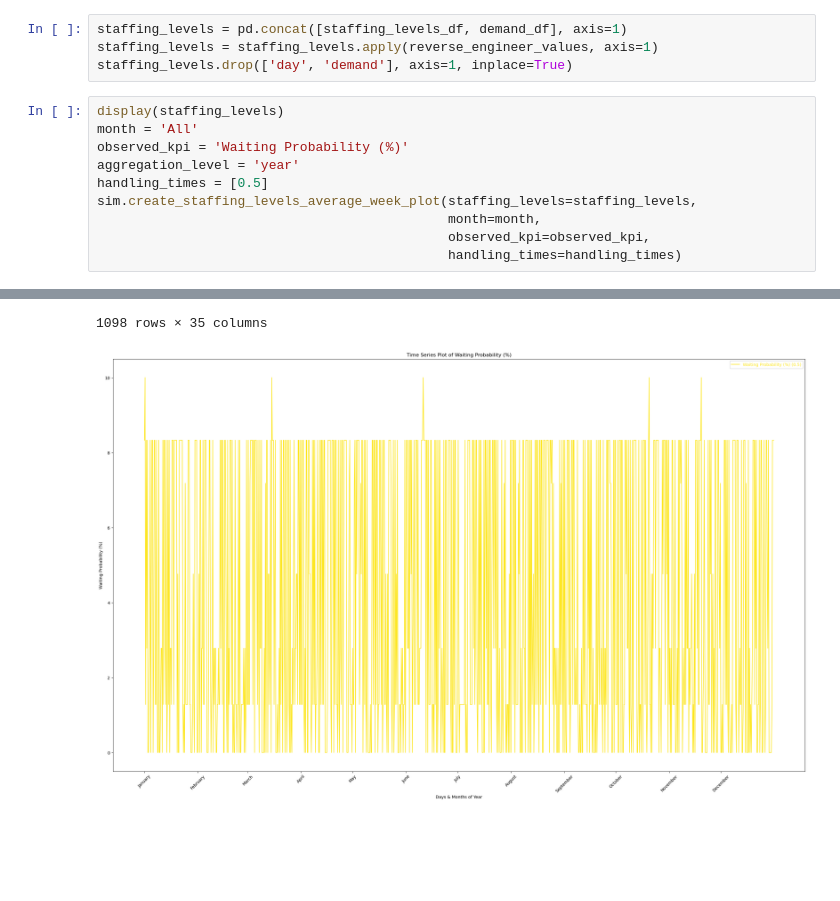
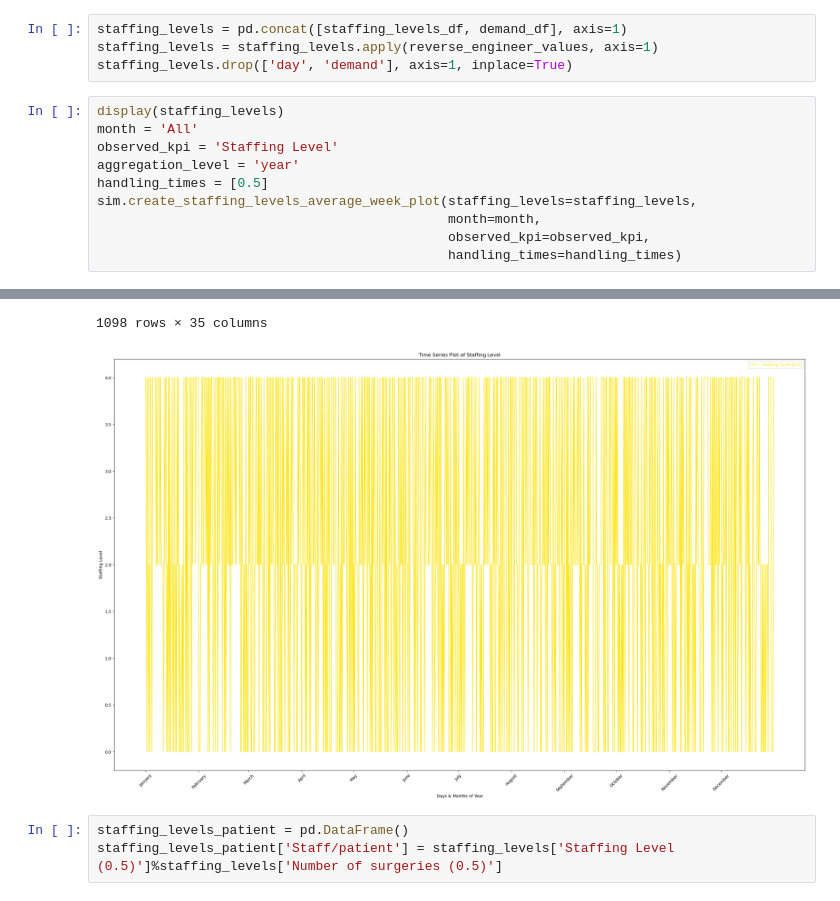
Before and after one commit to JoachimSvensson/HealthSector, a Jupyter notebook: FinalSchedules.ipynb, the cells around one changed output, grey strips where cells are left out. Cells and saved outputs as stored; diff of their text form; blank space fills up the shorter version.

```diff
--- a/FinalSchedules.ipynb
+++ b/FinalSchedules.ipynb
@@ -105,7 +105,7 @@ staffing_levels.drop(['day', 'demand'], axis=1, inplace=True)
 # %%
 display(staffing_levels)
 month = 'All'
-observed_kpi = 'Waiting Probability (%)'
+observed_kpi = 'Staffing Level'
 aggregation_level = 'year'
 handling_times = [0.5]
 sim.create_staffing_levels_average_week_plot(staffing_levels=staffing_levels,
@@ -129,2 +129,5 @@ sim.create_staffing_levels_average_week_plot(staffing_levels=staffing_levels,
 1098 rows × 35 columns
-[figure, old version]
+[figure, new version]
+# %%
+staffing_levels_patient = pd.DataFrame()
+staffing_levels_patient['Staff/patient'] = staffing_levels['Staffing Level (0.5)']%staffing_levels['Number of surgeries (0.5)']
```
Also changed, not shown: parts of 4 cells of this notebook.
